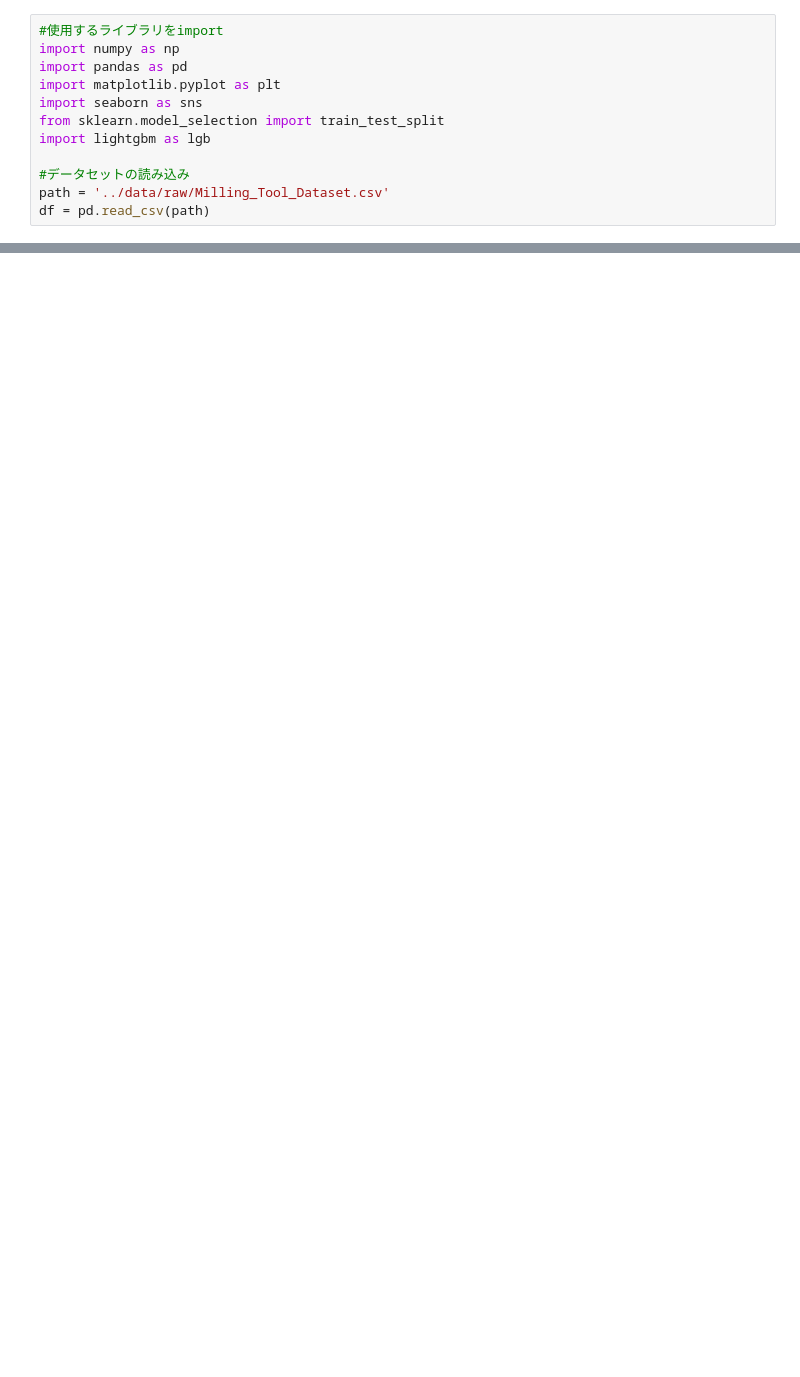
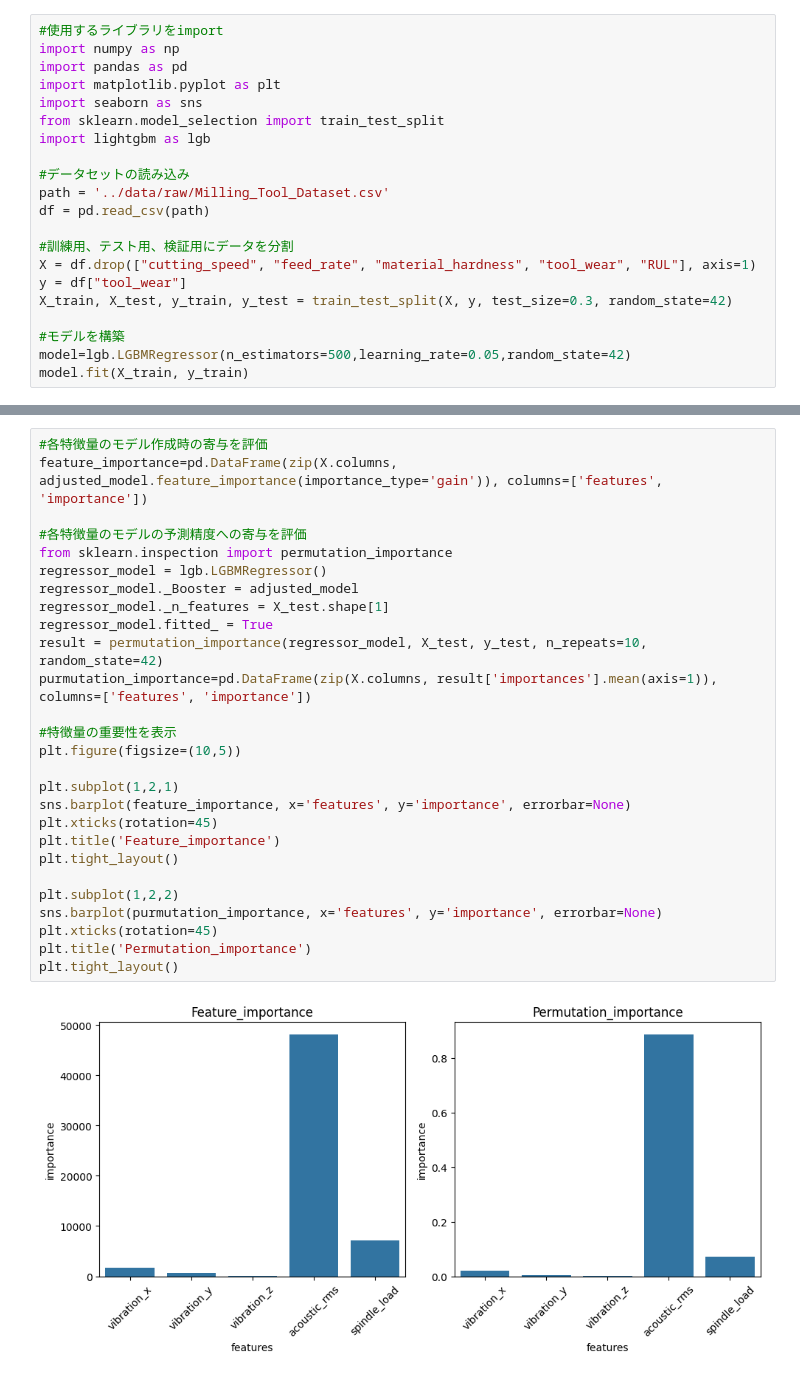
Before and after one commit to kenta-kawahata/manufacturing-data-analysis, a Jupyter notebook: notebooks/modeling(LightGBM).ipynb, the cells around one changed output, grey strips where cells are left out. Cells and saved outputs as stored; diff of their text form; blank space fills up the shorter version.

Commit message:
add machine-learning notebook

```diff
--- a/notebooks/modeling(LightGBM).ipynb
+++ b/notebooks/modeling(LightGBM).ipynb
@@ -10,3 +10,12 @@ import lightgbm as lgb
 #データセットの読み込み
 path = '../data/raw/Milling_Tool_Dataset.csv'
 df = pd.read_csv(path)
+
+#訓練用、テスト用、検証用にデータを分割
+X = df.drop(["cutting_speed", "feed_rate", "material_hardness", "tool_wear", "RUL"], axis=1)
+y = df["tool_wear"]
+X_train, X_test, y_train, y_test = train_test_split(X, y, test_size=0.3, random_state=42)
+
+#モデルを構築
+model=lgb.LGBMRegressor(n_estimators=500,learning_rate=0.05,random_state=42)
+model.fit(X_train, y_train)
@@ -15,0 +191,29 @@ model=lgb.LGBMRegressor(n_estimators=500,learning_rate=0.05,random_state=42)
+# %%
+#各特徴量のモデル作成時の寄与を評価
+feature_importance=pd.DataFrame(zip(X.columns, adjusted_model.feature_importance(importance_type='gain')), columns=['features', 'importance'])
+
+#各特徴量のモデルの予測精度への寄与を評価
+from sklearn.inspection import permutation_importance
+regressor_model = lgb.LGBMRegressor()
+regressor_model._Booster = adjusted_model
+regressor_model._n_features = X_test.shape[1]
+regressor_model.fitted_ = True
+result = permutation_importance(regressor_model, X_test, y_test, n_repeats=10, random_state=42)
+purmutation_importance=pd.DataFrame(zip(X.columns, result['importances'].mean(axis=1)), columns=['features', 'importance'])
+
+#特徴量の重要性を表示
+plt.figure(figsize=(10,5))
+
+plt.subplot(1,2,1)
+sns.barplot(feature_importance, x='features', y='importance', errorbar=None)
+plt.xticks(rotation=45)
+plt.title('Feature_importance')
+plt.tight_layout()
+
+plt.subplot(1,2,2)
+sns.barplot(purmutation_importance, x='features', y='importance', errorbar=None)
+plt.xticks(rotation=45)
+plt.title('Permutation_importance')
+plt.tight_layout()
+# %% [output]
+[figure, added]
```
Also changed, not shown: parts of 38 cells of this notebook, 7 other files.
